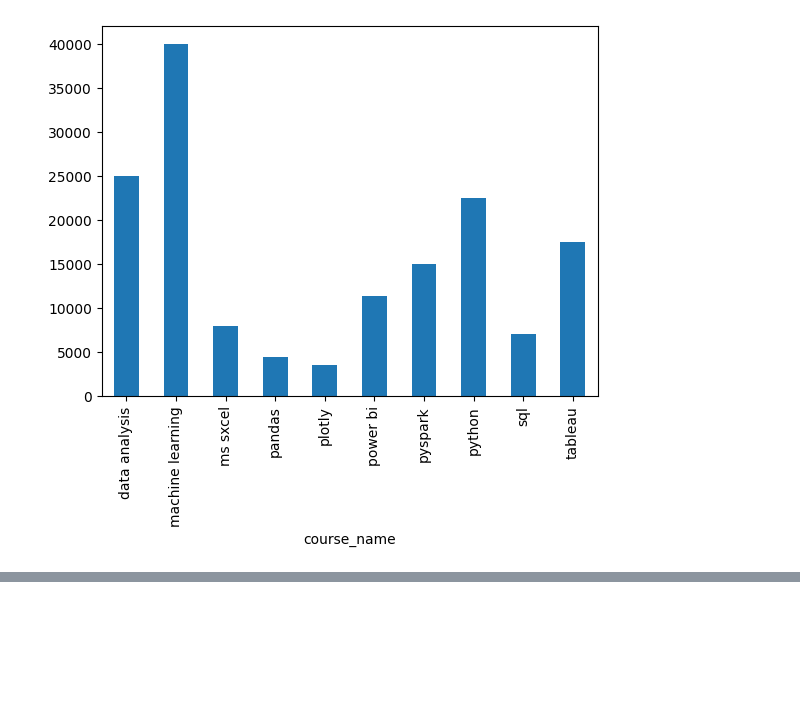
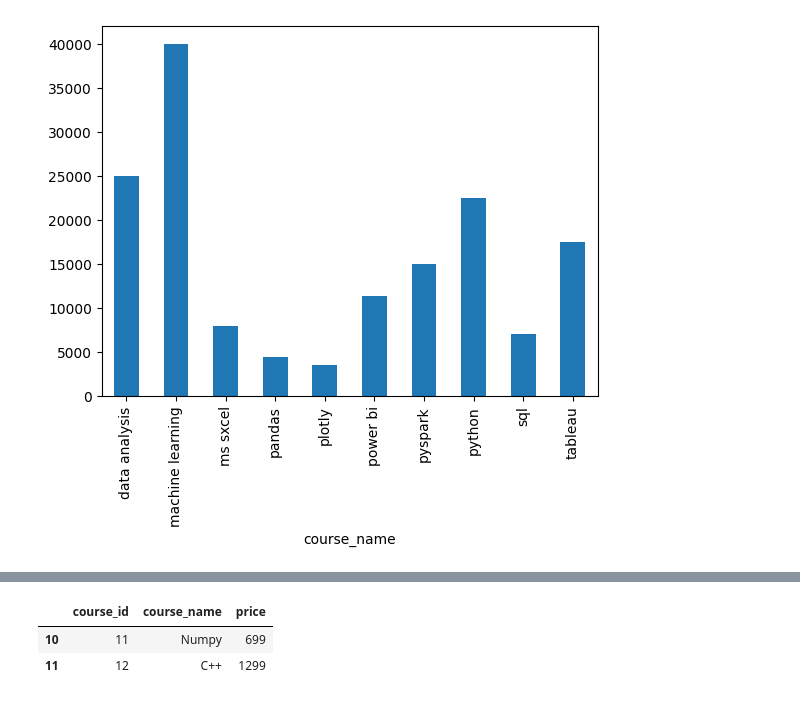
Before and after one commit to HarshChaturvedi19/Learn-Data-Science-With-Projects, a Jupyter notebook: PANDAS/merging-joining/merging-Joining.ipynb, the cells around one changed output, grey strips where cells are left out. Saved outputs shown, nothing was run; the diff lists cells and outputs as text; code cells hidden in the pictures; blank space fills up the shorter version.

```diff
--- a/PANDAS/merging-joining/merging-Joining.ipynb
+++ b/PANDAS/merging-joining/merging-Joining.ipynb
@@ -584,0 +645,11 @@ concats.merge(courses,on='course_id').groupby('course_name')['price'].sum().plot
+# %%
+# 6-> find course that got no enrollment ->
+#courses['course_id']
+
+concats['course_id']
+course_id_list =np.setdiff1d(courses['course_id'],concats['course_id'])
+courses[courses['course_id'].isin(course_id_list)]
+# %% [output]
+|  | course_id | course_name | price |
+| 10 | 11 | Numpy | 699 |
+| 11 | 12 | C++ | 1299 |
```
Also changed, not shown: parts of 12 cells of this notebook.
